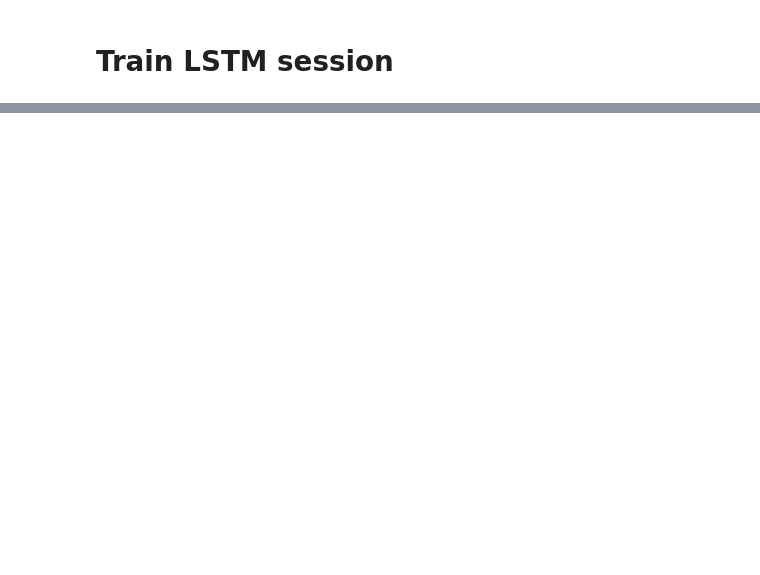
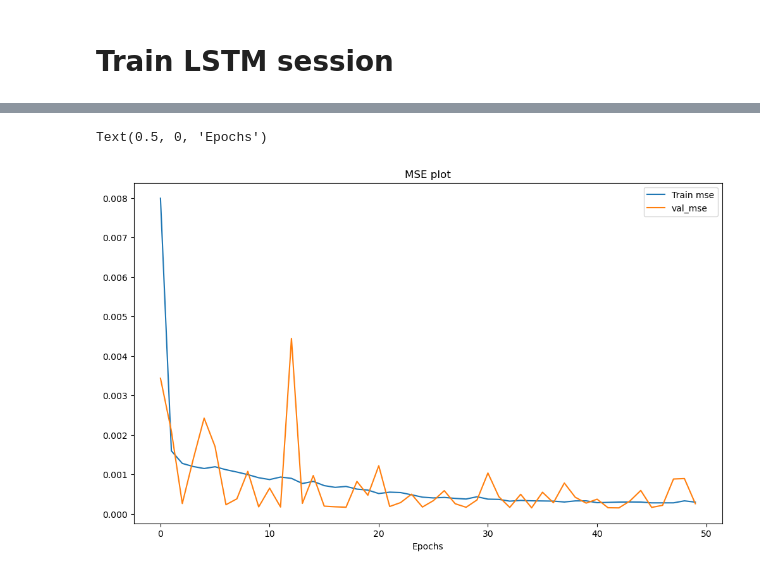
Before and after one commit to Arthitkhotsaenlee/stock_market_and_trading, a Jupyter notebook: stock_forecasting.ipynb, the cells around one changed output, grey strips where cells are left out. Drawn from its saved outputs; the diff is of its cells as text; code cells hidden in the pictures; blank space fills up the shorter version.

```diff
--- a/stock_forecasting.ipynb
+++ b/stock_forecasting.ipynb
@@ -319,0 +310,10 @@ ax.plot(y_test)
+# %%
+fig, ax = plt.subplots(figsize=(12,7))
+plt.title("MSE plot")
+ax.plot(history.history['mse'], label="Train mse")
+ax.plot(history.history['val_mse'], label="val_mse")
+ax.legend()
+plt.xlabel("Epochs")
+# %% [output]
+Text(0.5, 0, 'Epochs')
+[figure, added]
```
Also changed, not shown: parts of 15 cells of this notebook, 2 other files.
